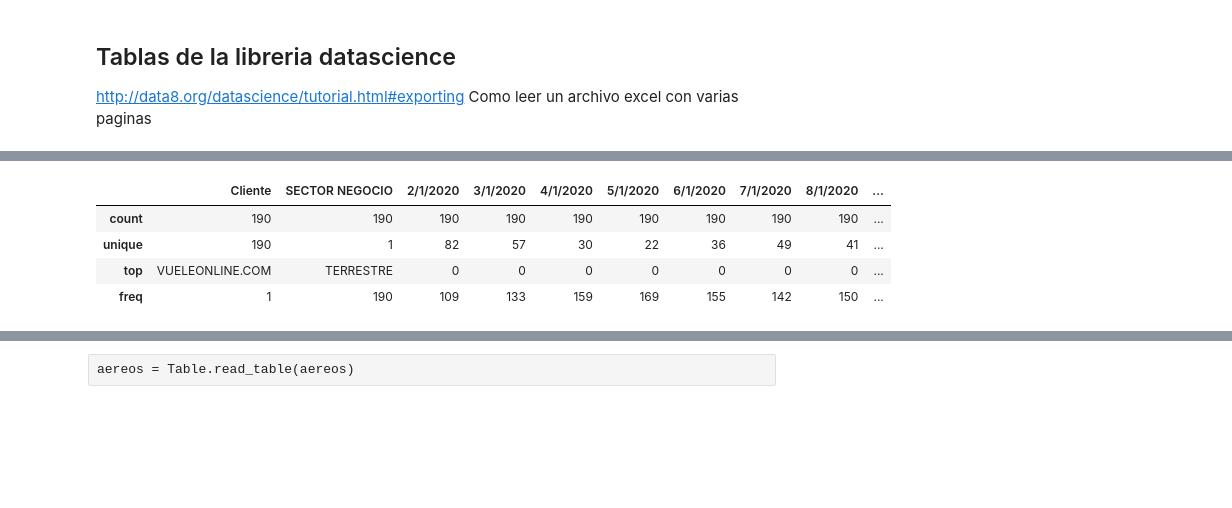
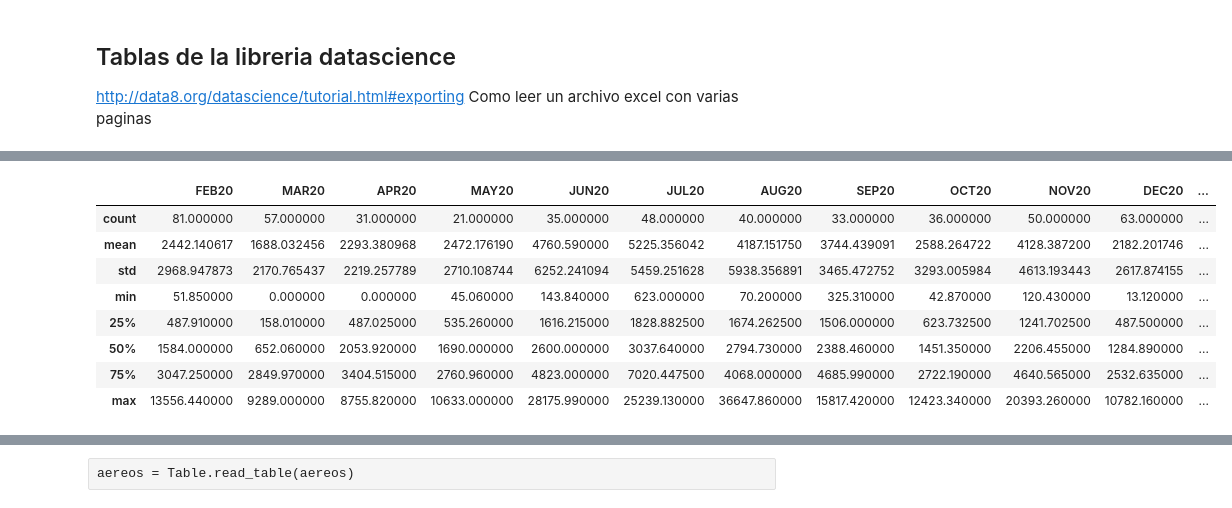
Before and after one commit to MarcoCenturion/Bash_data_analytics, a Jupyter notebook: Ventas Delfos por vertical.ipynb, the cells around one changed output, grey strips where cells are left out. Drawn from its saved outputs; the diff is of its cells as text; code cells hidden in the pictures; blank space fills up the shorter version.

```diff
--- a/Ventas Delfos por vertical.ipynb
+++ b/Ventas Delfos por vertical.ipynb
@@ -35,4 +20,5 @@ clientes.describe()
 # %%
 clientes=pd.DataFrame(clientes)
-# %%
-clientes=clientes.fillna(0)
+# %%
+clientes.columns = ['Cliente', 'SECTOR', 'FEB20', 'MAR20', 'APR20','MAY20', 'JUN20', 'JUL20', 'AUG20', 'SEP20', 'OCT20','NOV20', 'DEC20', 'JAN21']
+clientes.columns
@@ -39,9 +47,13 @@ clientes=clientes.fillna(0)
 # %%
-clientes[clientes['SECTOR NEGOCIO'] == 'TERRESTRE'].describe()
+clientes[clientes['SECTOR'] == 'TERRESTRE'].describe()
 # %% [output]
-|  | Cliente | SECTOR NEGOCIO | 2/1/2020 | 3/1/2020 | 4/1/2020 | 5/1/2020 | 6/1/2020 | 7/1/2020 | 8/1/2020 | ... |
-| count | 190 | 190 | 190 | 190 | 190 | 190 | 190 | 190 | 190 | ... |
-| unique | 190 | 1 | 82 | 57 | 30 | 22 | 36 | 49 | 41 | ... |
-| top | VUELEONLINE.COM | TERRESTRE | 0 | 0 | 0 | 0 | 0 | 0 | 0 | ... |
-| freq | 1 | 190 | 109 | 133 | 159 | 169 | 155 | 142 | 150 | ... |
+|  | FEB20 | MAR20 | APR20 | MAY20 | JUN20 | JUL20 | AUG20 | SEP20 | OCT20 | NOV20 | DEC20 | ... |
+| count | 81.000000 | 57.000000 | 31.000000 | 21.000000 | 35.000000 | 48.000000 | 40.000000 | 33.000000 | 36.000000 | 50.000000 | 63.000000 | ... |
+| mean | 2442.140617 | 1688.032456 | 2293.380968 | 2472.176190 | 4760.590000 | 5225.356042 | 4187.151750 | 3744.439091 | 2588.264722 | 4128.387200 | 2182.201746 | ... |
+| std | 2968.947873 | 2170.765437 | 2219.257789 | 2710.108744 | 6252.241094 | 5459.251628 | 5938.356891 | 3465.472752 | 3293.005984 | 4613.193443 | 2617.874155 | ... |
+| min | 51.850000 | 0.000000 | 0.000000 | 45.060000 | 143.840000 | 623.000000 | 70.200000 | 325.310000 | 42.870000 | 120.430000 | 13.120000 | ... |
+| 25% | 487.910000 | 158.010000 | 487.025000 | 535.260000 | 1616.215000 | 1828.882500 | 1674.262500 | 1506.000000 | 623.732500 | 1241.702500 | 487.500000 | ... |
+| 50% | 1584.000000 | 652.060000 | 2053.920000 | 1690.000000 | 2600.000000 | 3037.640000 | 2794.730000 | 2388.460000 | 1451.350000 | 2206.455000 | 1284.890000 | ... |
+| 75% | 3047.250000 | 2849.970000 | 3404.515000 | 2760.960000 | 4823.000000 | 7020.447500 | 4068.000000 | 4685.990000 | 2722.190000 | 4640.565000 | 2532.635000 | ... |
+| max | 13556.440000 | 9289.000000 | 8755.820000 | 10633.000000 | 28175.990000 | 25239.130000 | 36647.860000 | 15817.420000 | 12423.340000 | 20393.260000 | 10782.160000 | ... |
 # %%
```
Also changed, not shown: parts of 21 cells of this notebook, 2 other files.
